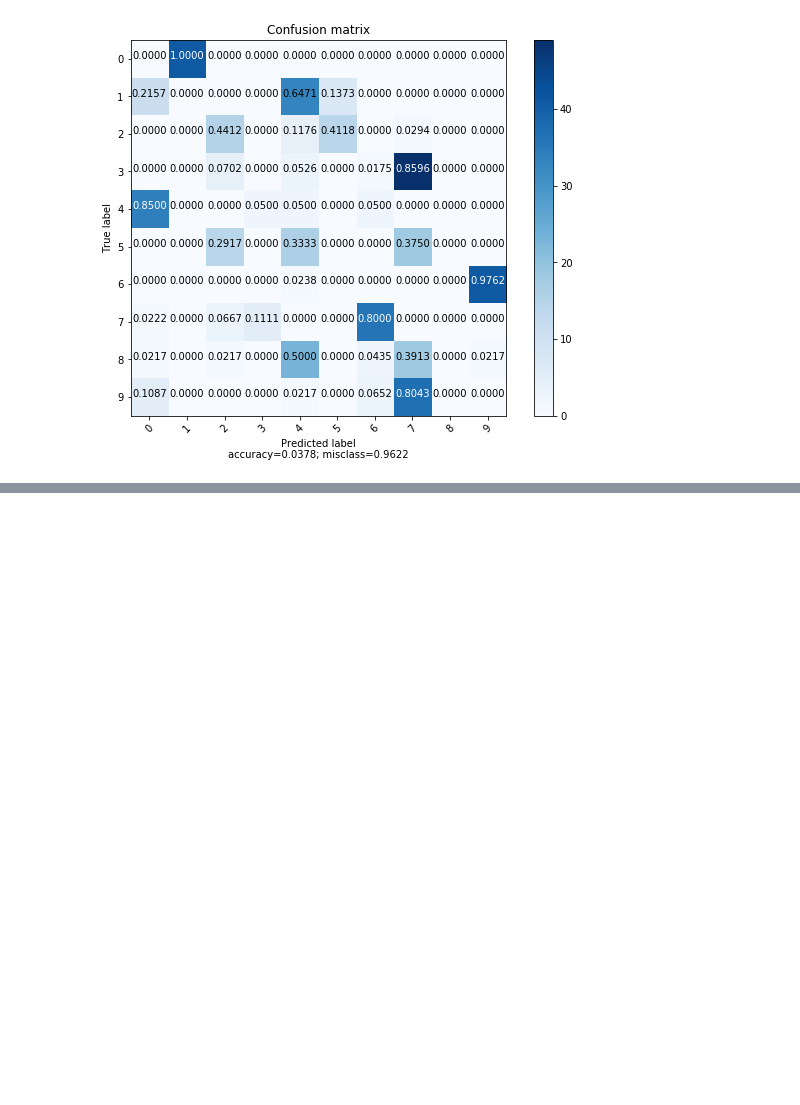
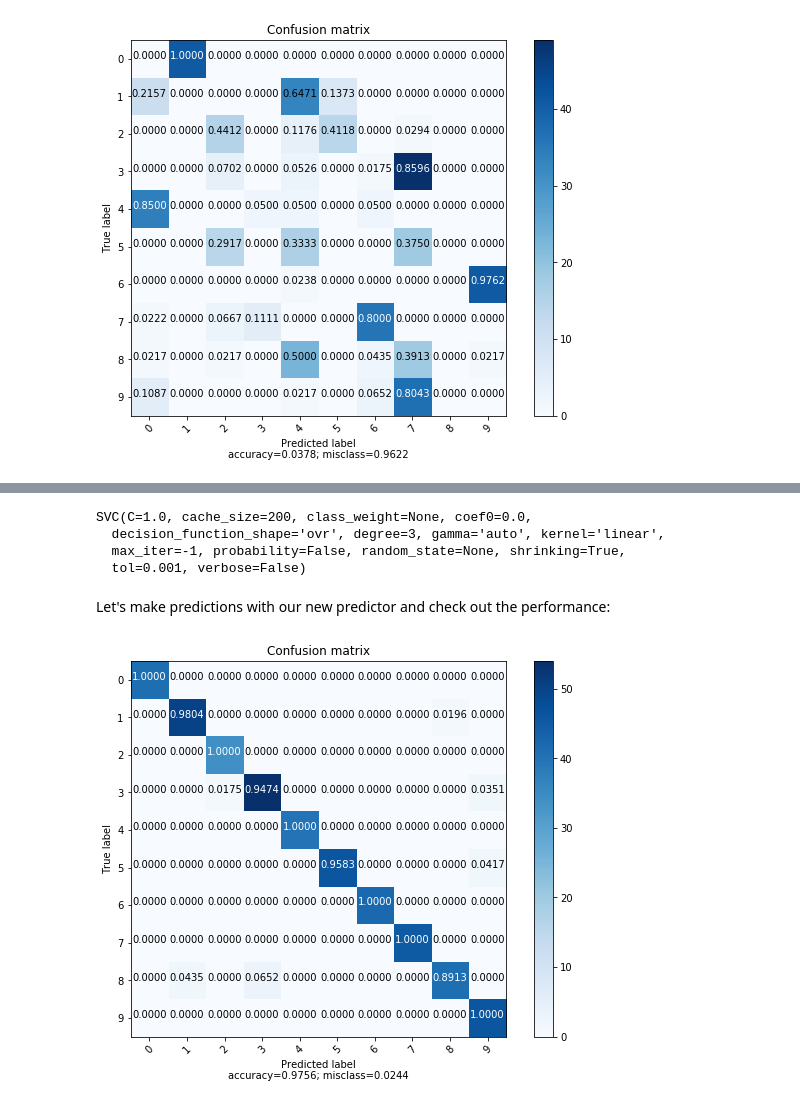
Before and after one commit to pommevilla/bcb.fall2018.advanced.python, a Jupyter notebook: lessons/advanced.python.3.ipynb, the cells around one changed output, grey strips where cells are left out. Cells and saved outputs as stored; diff of their text form; code cells hidden in the pictures; blank space fills up the shorter version.

```diff
--- a/lessons/advanced.python.3.ipynb
+++ b/lessons/advanced.python.3.ipynb
@@ -90,9 +90,9 @@ So we see that there are exactly 2/3 of our original data in the training set an
 # %%
 from sklearn import cluster
 
-k_means = cluster.KMeans(n_clusters = 10, random_state = 489)
+k_means_predictor = cluster.KMeans(n_clusters = 10, random_state = 489)
 
-k_means.fit(x_train)
+k_means_predictor.fit(x_train)
 # %% [output]
 KMeans(algorithm='auto', copy_x=True, init='k-means++', max_iter=300,
     n_clusters=10, n_init=10, n_jobs=1, precompute_distances='auto',
@@ -107,7 +107,7 @@ fig.suptitle('Centroid Images', fontsize = 14, fontweight = 'bold')
 
 for i in range(10):
     ax = fig.add_subplot(2, 5, 1 + i)
-    ax.imshow(k_means.cluster_centers_[i].reshape((8, 8)), cmap = plot.cm.binary)
+    ax.imshow(k_means_predictor.cluster_centers_[i].reshape((8, 8)), cmap = plot.cm.binary)
     plot.axis('off')
 # %% [output]
 [figure]
@@ -218 +195,19 @@ The K-Means algorithm wasn't a great choice.  But which one should we use?  scik
+# %%
+from sklearn import svm
+
+svm_predictor = svm.SVC(kernel = 'linear')
+svm_predictor.fit(x_train, y_train)
+# %% [output]
+SVC(C=1.0, cache_size=200, class_weight=None, coef0=0.0,
+  decision_function_shape='ovr', degree=3, gamma='auto', kernel='linear',
+  max_iter=-1, probability=False, random_state=None, shrinking=True,
+  tol=0.001, verbose=False)
+# %% [markdown]
+Let's make predictions with our new predictor and check out the performance:
+# %%
+y_pred_svm = svm_predictor.predict(x_test)
+svm_cm = confusion_matrix(y_test, y_pred_svm, labels)
+plot_confusion_matrix(svm_cm, labels)
+# %% [output]
+[figure, added]
 # %% [markdown]
```
Also changed, not shown: parts of 5 cells of this notebook.
